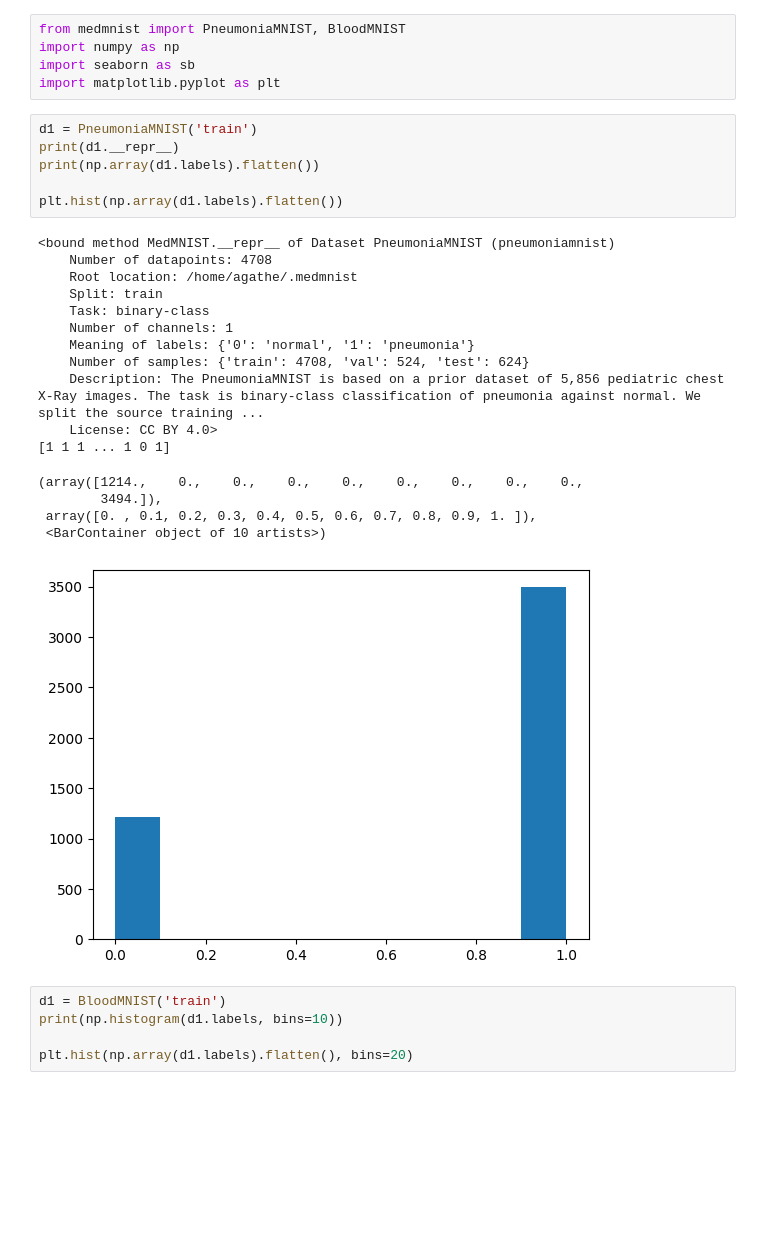
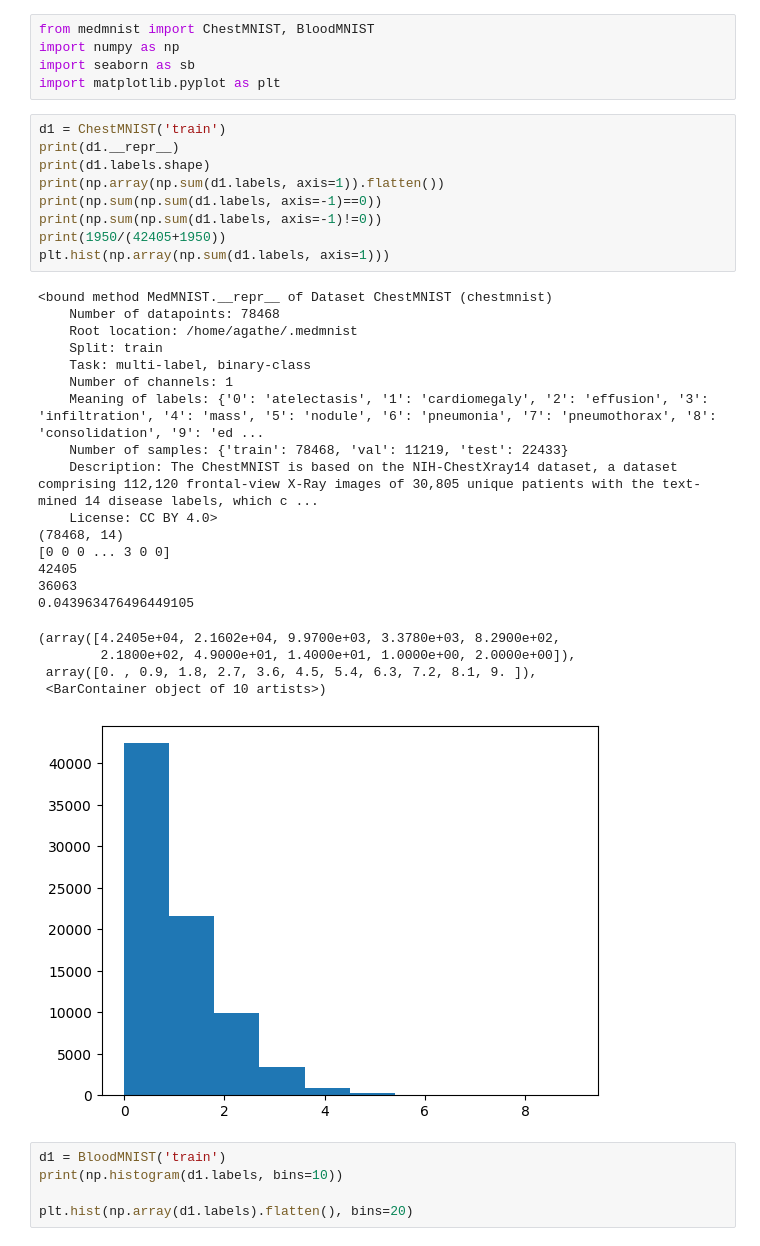
Before and after one commit to clementchadebec/mmvae, a Jupyter notebook: examples/medmnist_vis.ipynb, the cells around one changed output. Cells and saved outputs as stored; diff of their text form; blank space fills up the shorter version.

```diff
--- a/examples/medmnist_vis.ipynb
+++ b/examples/medmnist_vis.ipynb
@@ -1,31 +1,38 @@
 # %%
-from medmnist import PneumoniaMNIST, BloodMNIST
+from medmnist import ChestMNIST, BloodMNIST
 import numpy as np
 import seaborn as sb
 import matplotlib.pyplot as plt
 # %%
-d1 = PneumoniaMNIST('train')
+d1 = ChestMNIST('train')
 print(d1.__repr__)
-print(np.array(d1.labels).flatten())
-
-plt.hist(np.array(d1.labels).flatten())
+print(d1.labels.shape)
+print(np.array(np.sum(d1.labels, axis=1)).flatten())
+print(np.sum(np.sum(d1.labels, axis=-1)==0))
+print(np.sum(np.sum(d1.labels, axis=-1)!=0))
+print(1950/(42405+1950))
+plt.hist(np.array(np.sum(d1.labels, axis=1)))
 # %% [output]
-<bound method MedMNIST.__repr__ of Dataset PneumoniaMNIST (pneumoniamnist)
-    Number of datapoints: 4708
+<bound method MedMNIST.__repr__ of Dataset ChestMNIST (chestmnist)
+    Number of datapoints: 78468
     Root location: /home/agathe/.medmnist
     Split: train
-    Task: binary-class
+    Task: multi-label, binary-class
     Number of channels: 1
-    Meaning of labels: {'0': 'normal', '1': 'pneumonia'}
-    Number of samples: {'train': 4708, 'val': 524, 'test': 624}
-    Description: The PneumoniaMNIST is based on a prior dataset of 5,856 pediatric chest X-Ray images. The task is binary-class classification of pneumonia against normal. We split the source training ...
+    Meaning of labels: {'0': 'atelectasis', '1': 'cardiomegaly', '2': 'effusion', '3': 'infiltration', '4': 'mass', '5': 'nodule', '6': 'pneumonia', '7': 'pneumothorax', '8': 'consolidation', '9': 'ed ...
+    Number of samples: {'train': 78468, 'val': 11219, 'test': 22433}
+    Description: The ChestMNIST is based on the NIH-ChestXray14 dataset, a dataset comprising 112,120 frontal-view X-Ray images of 30,805 unique patients with the text-mined 14 disease labels, which c ...
     License: CC BY 4.0>
-[1 1 1 ... 1 0 1]
+(78468, 14)
+[0 0 0 ... 3 0 0]
+42405
+36063
+0.043963476496449105
-(array([1214.,    0.,    0.,    0.,    0.,    0.,    0.,    0.,    0.,
-        3494.]),
- array([0. , 0.1, 0.2, 0.3, 0.4, 0.5, 0.6, 0.7, 0.8, 0.9, 1. ]),
+(array([4.2405e+04, 2.1602e+04, 9.9700e+03, 3.3780e+03, 8.2900e+02,
+        2.1800e+02, 4.9000e+01, 1.4000e+01, 1.0000e+00, 2.0000e+00]),
+ array([0. , 0.9, 1.8, 2.7, 3.6, 4.5, 5.4, 6.3, 7.2, 8.1, 9. ]),
  <BarContainer object of 10 artists>)
-[figure, old version]
+[figure, new version]
 # %%
 d1 = BloodMNIST('train')
 print(np.histogram(d1.labels, bins=10))
```
Also changed, not shown: 4 other files.
